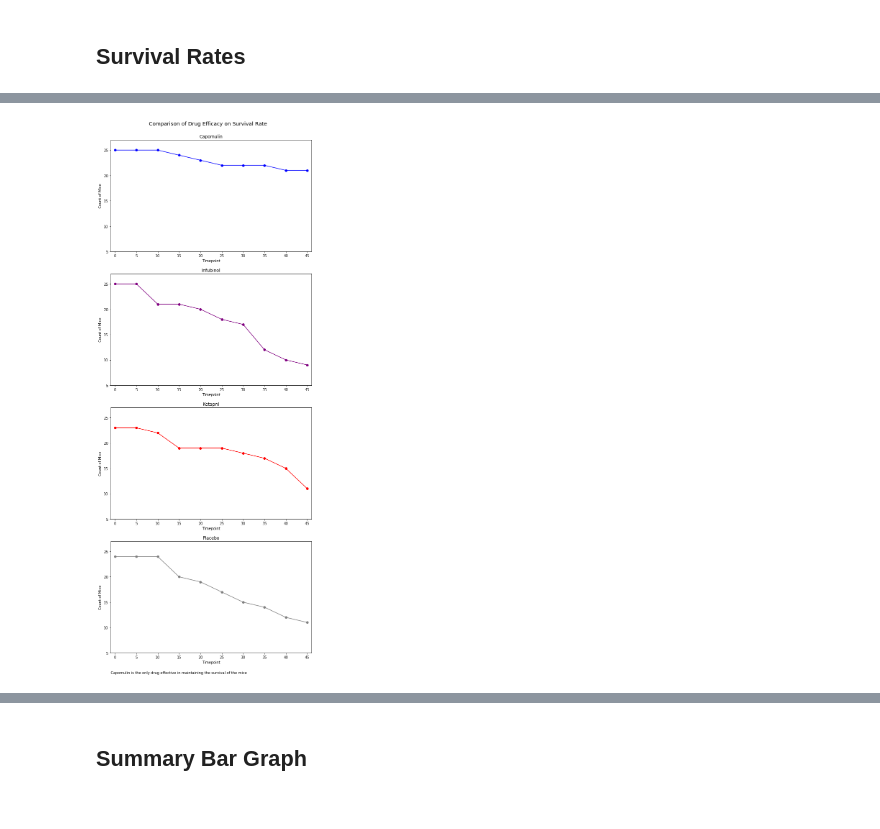
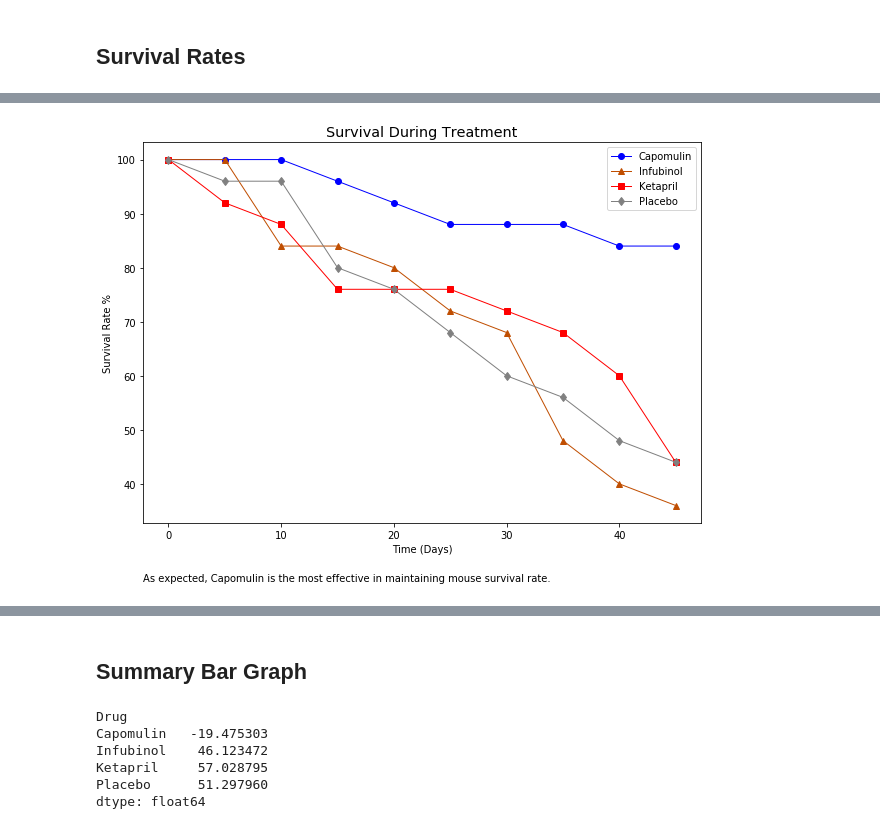
Before and after one commit to epayne323/matplotlib-challenge, a Jupyter notebook: Pymaceuticals/pymaceuticals.ipynb, the cells around one changed output, grey strips where cells are left out. Cells and saved outputs as stored; diff of their text form; code cells hidden in the pictures.

```diff
--- a/Pymaceuticals/pymaceuticals.ipynb
+++ b/Pymaceuticals/pymaceuticals.ipynb
@@ -80,8 +80,7 @@ multi_drug_mice
 ## Tumor Response to Treatment
 # %%
 # Store the Mean Tumor Volume Data Grouped by Drug and Timepoint. GroupBy summaraies are already DataFrames
-mean_tumor_volume = combined_df.groupby(["Drug", "Timepoint"]).mean()["Tumor Volume (mm3)"]
-mean_tumor_volume = mean_tumor_volume.reset_index()
+mean_tumor_volume = combined_df.groupby(["Drug", "Timepoint"]).mean()["Tumor Volume (mm3)"].reset_index()
 # Preview DataFrame
 mean_tumor_volume.head()
 # %% [output]
@@ -125,5 +129,6 @@ sem_tumor_volume_rf.head()
 | 15 | 0.838617 | 0.357705 | 0.580268 | 0.614461 |
 | 20 | 0.909731 | 0.476210 | 0.726484 | 0.839609 |
 # %%
-# storing a colors dictionary
-colors = {"Capomulin":"blue","Infubinol":"purple","Ketapril":"red","Placebo":"grey"}
+# storing colors and markers dictionaries
+colors = {"Capomulin":"blue","Infubinol":"xkcd:burnt orange","Ketapril":"red","Placebo":"grey"}
+markers = {"Capomulin":"o","Infubinol":"^","Ketapril":"s","Placebo":"d"}
@@ -262,4 +229,5 @@ plt.show()
 # %% [markdown]
 ## Survival Rates
 # %%
-mouse_counts = combined_df.groupby(["Drug", "Timepoint"]).count().reset_index()
+mouse_counts = combined_df.groupby(["Drug", "Timepoint"]).count()["Mouse ID"].reset_index()
+mouse_counts.head()
@@ -267,7 +242,9 @@ mouse_counts = combined_df.groupby(["Drug", "Timepoint"]).count().reset_index()
 # Minor Data Munging to Re-Format the Data Frames
 mouse_counts_rf = pd.pivot_table(mouse_counts, values="Mouse ID",index="Timepoint",
                                       columns="Drug")
-# Preview the Data Frame
+# reformtting from counts to percentages
+for drug in mouse_counts_rf.columns:
+    mouse_counts_rf[drug] = mouse_counts_rf[drug]*100/max(mouse_counts_rf[drug])
 mouse_counts_rf
 # %% [output]
 | Drug | Capomulin | Infubinol | Ketapril | Placebo |
@@ -294,47 +262,40 @@ mouse_counts_rf
 # %%
-# Generate the Plot (Accounting for percentages)
+# Generate the Plot
+# reusing variable names
+x_ticks = mouse_counts_rf.index
 
-# Save the Figure
+plt.figure(figsize = (10,7))
+for drug in mean_met_sites_rf:
+    # no error bars here
+    plt.plot(x_ticks, mouse_counts_rf[drug], c = colors[drug], linewidth=2, label=drug,
+             marker=markers[drug])
 
-# Show the Figure
-
-# Generate the Plot (with Error Bars)
-# reusing variable names
-fig, (p1,p2,p3,p4) = plt.subplots(4, sharey=True,figsize=(10,24))
-x_ticks = mouse_counts_rf.index
-# p1.set_xlim(min(x_ticks)*0.95, max(x_ticks)*1.05)
-# p1.set_xticks(x_ticks)
-p1.set_ylim(5,27)
-p1.set_yticks(np.arange(5,26,5))
-
-counter = 0
-for p in (p1,p2,p3,p4):
-    # get the drug name from the list of columns for easy reference
-    drug = mouse_counts_rf.columns[counter]
-    p.plot(x_ticks, mouse_counts_rf[drug], c=colors[drug], marker="o",label=drug)
-    p.title.set_text(drug)
-    p.set_xticks(x_ticks)
-    p.set_xlim(min(x_ticks)-1, max(x_ticks)+1)
-    p.set_xlabel("Timepoint")
-    p.set_ylabel("Count of Mice")
-    counter += 1
-
-fig.suptitle("Comparison of Drug Efficacy on Survival Rate", fontsize="x-large")
-fig.subplots_adjust(top=.95)
-plt.annotate('Capomulin is the only drug effective in maintaining the survival of the mice',
+plt.legend(loc="best")
+plt.ylabel("Survival Rate %")
+plt.xlabel("Time (Days)")
+plt.title("Survival During Treatment", fontsize="x-large")
+plt.annotate('As expected, Capomulin is the most effective in maintaining mouse survival rate.',
              (0,0), (0, -50), xycoords='axes fraction', textcoords='offset points', va='top')
 
 # Save the Figure
-fig.savefig("../Images/Comparison of Drug Efficacy on Survival Rate.png")
+plt.savefig("../Images/Comparison of Drug Efficacy on Survival Rate.png", bbox_inches="tight")
 # Show the Figure
 plt.show()
 # %% [output]
-[figure, old version]
+[figure, new version]
 # %% [markdown]
 ![Metastatic Spread During Treatment](../Images/survival.png)
 # %% [markdown]
 ## Summary Bar Graph
 # %%
 # Calculate the percent changes for each drug
-
+drug_percent_change = (mean_tumor_volume_rf.loc[45,:]/mean_tumor_volume_rf.loc[0,:] - 1)*100
 # Display the data to confirm
+drug_percent_change
+# %% [output]
+Drug
+Capomulin   -19.475303
+Infubinol    46.123472
+Ketapril     57.028795
+Placebo      51.297960
+dtype: float64
```
Also changed, not shown: parts of 18 cells of this notebook, 4 other files.
